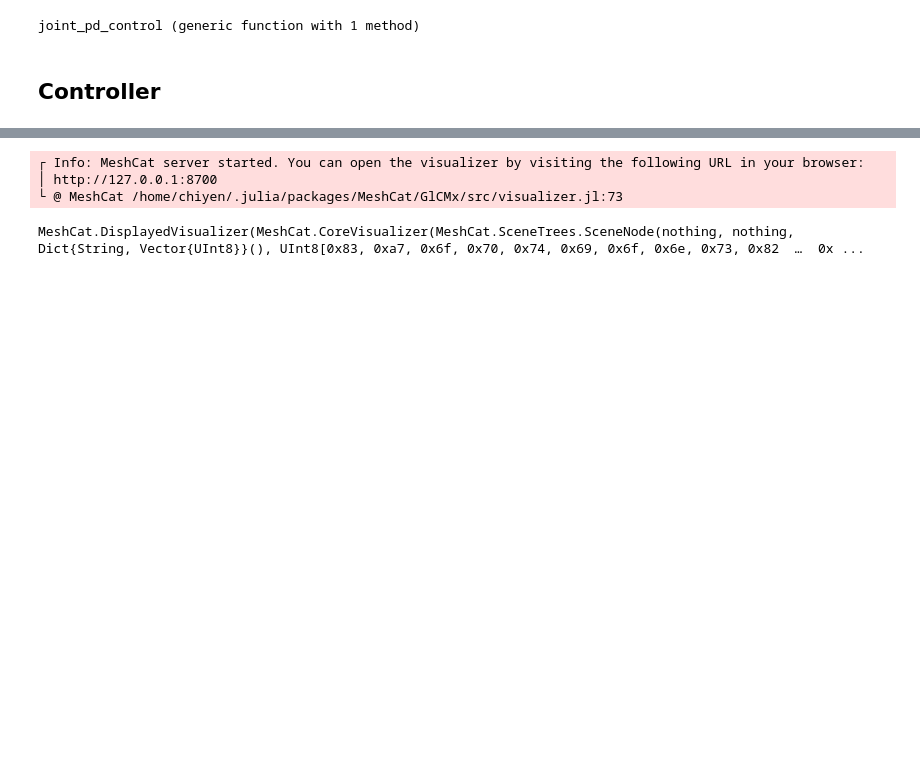
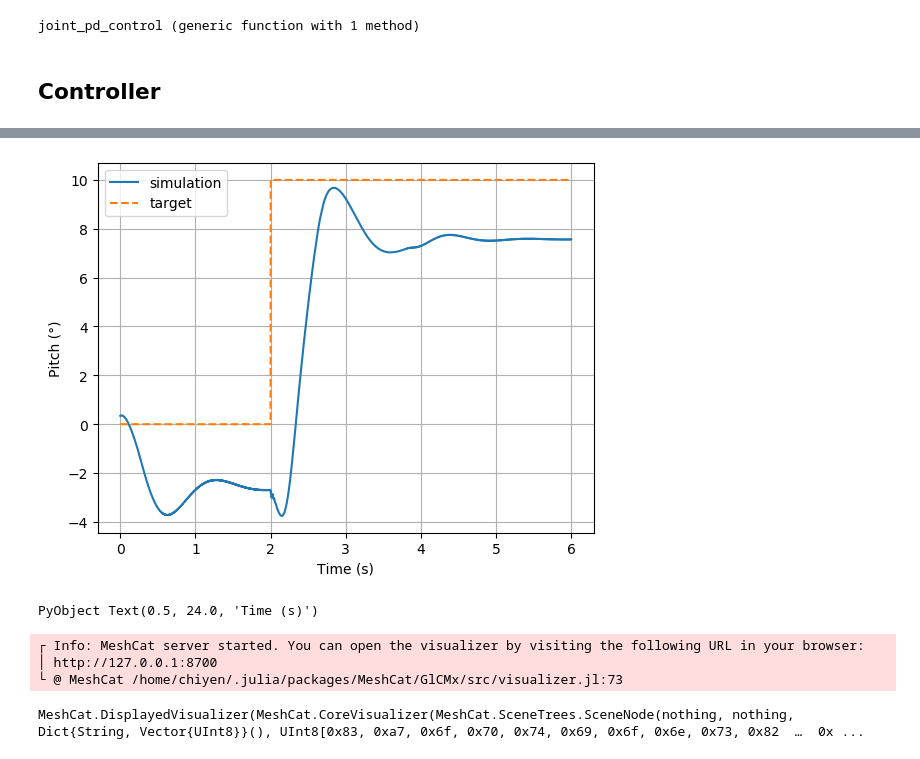
Before and after one commit to ChiyenLee/QuadrupedBalance.jl, a Jupyter notebook: notebooks/Centroidal_model.jl.ipynb, the cells around one changed output, grey strips where cells are left out. Saved outputs shown, nothing was run; the diff lists cells and outputs as text; code cells hidden in the pictures; blank space fills up the shorter version.

```diff
--- a/notebooks/Centroidal_model.jl.ipynb
+++ b/notebooks/Centroidal_model.jl.ipynb
@@ -490,3 +450,18 @@ plot(fs[1:200,[3,12]])
+# %%
+let
+    err = copy(δss[:,8])
+    err[2002:end] .+= deg2rad(10)
+    desired = [zeros(2000);ones(4001)*10]
+    plot(times[1:end-1], rad2deg.(err[1:end-1]), label="simulation")
+    plot(times, desired, "--", label="target")
+    grid()
+    legend()
+    ylabel("Pitch (°)")
+    xlabel("Time (s)")
+end
+# %% [output]
+[figure, added]
+PyObject Text(0.5, 24.0, 'Time (s)')
 # %%
 vis = Visualizer()
 cur_path = pwd()
```
Also changed, not shown: parts of 10 cells of this notebook, 17 other files.
